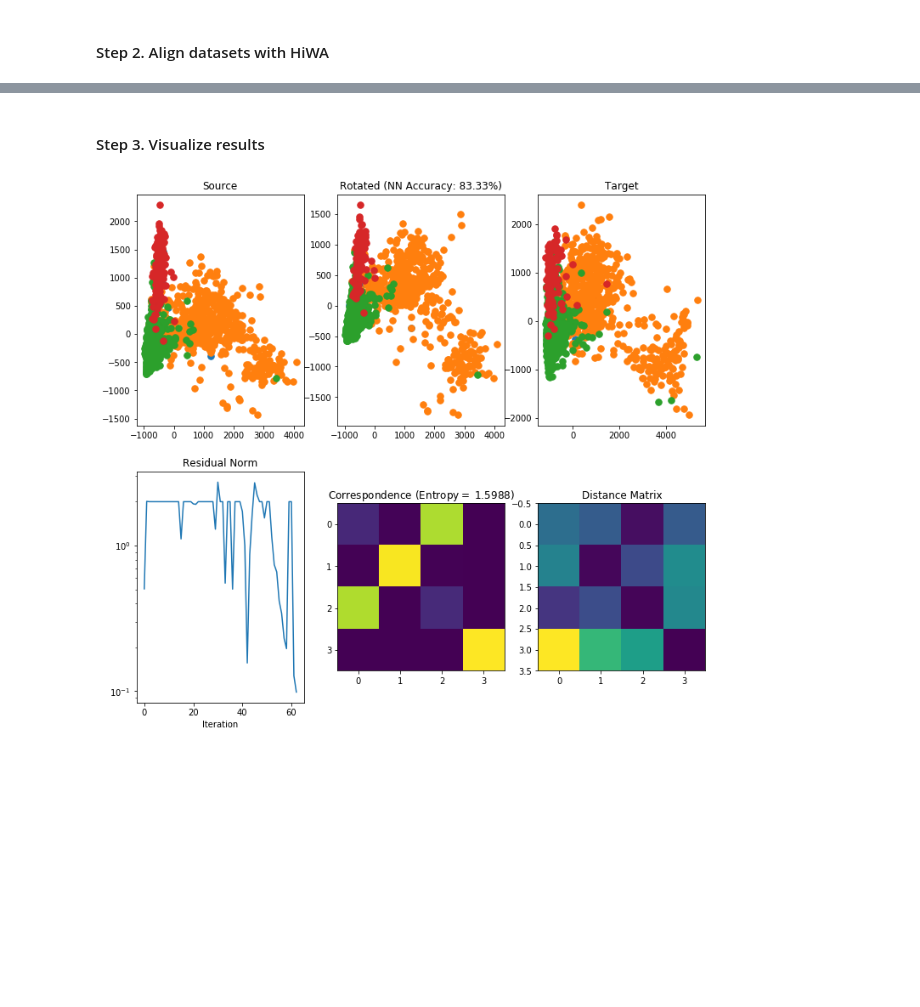
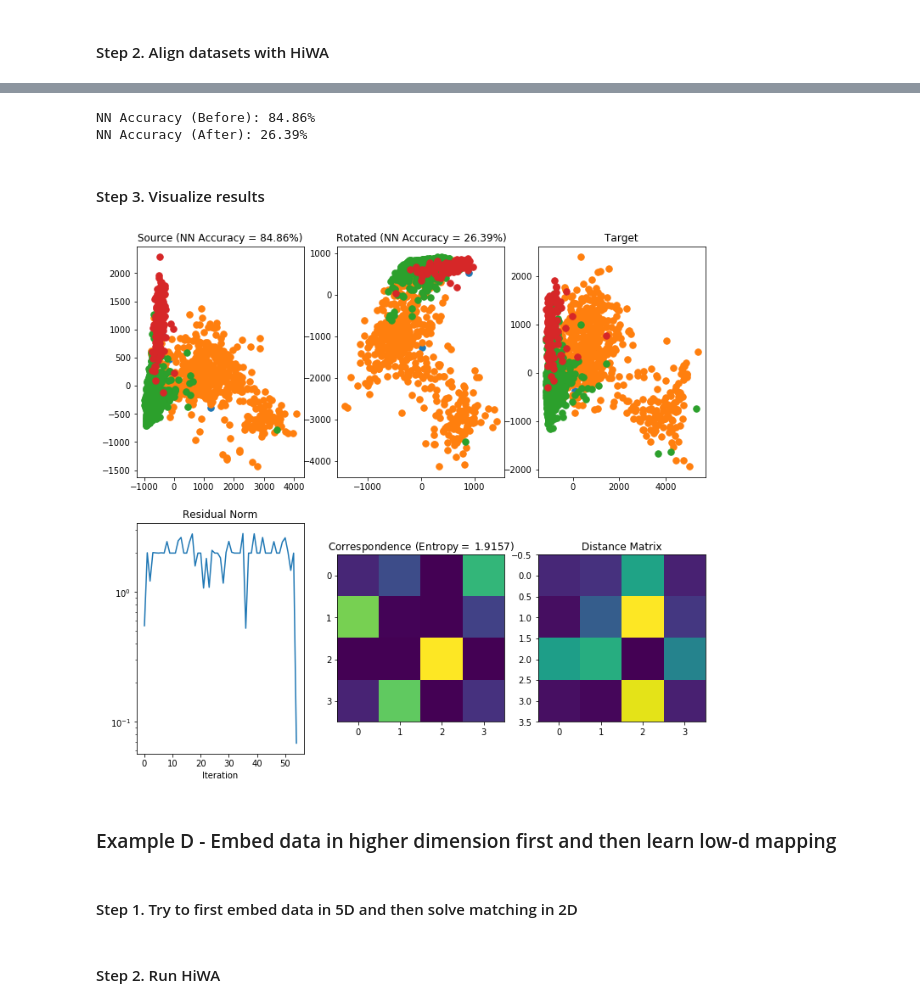
Before and after one commit to nerdslab/PyHiWA, a Jupyter notebook: HiWA-Demo.ipynb, the cells around one changed output, grey strips where cells are left out. Cells and saved outputs as stored; diff of their text form; code cells hidden in the pictures; blank space fills up the shorter version.

```diff
--- a/HiWA-Demo.ipynb
+++ b/HiWA-Demo.ipynb
@@ -27,10 +35,6 @@ _Data collected by:_ Matthew Perich, Lee Miller Lab (Northwestern)
 # %% [markdown]
 #### Step 1. Apply initial dimensionality reduction
 # %%
-# Load the datasets from a .mat file
-T_te, T_tr, X_te, X_tr, Y_te, Y_tr = utils.load_data('data\\mihi_demo.mat')
-T_te, T_tr = T_te.squeeze(), T_tr.squeeze()
-
 # Apply initial dimensionality reduction (n_components)
 Y_te_3d = FactorAnalysis(n_components=3).fit_transform(utils.remove_const_cols(Y_te))
 X_tr_3d = utils.map_X_3D(X_tr)
@@ -137,0 +199,6 @@ NN Accuracy: 83.33%
+# %%
+gmm = GaussianMixture(n_components=4)
+gmm.fit(ft1_3d)
+labels1_gmm = gmm.predict(ft1_3d)
+gmm.fit(ft2_3d)
+labels2_gmm = gmm.predict(ft2_3d)
@@ -137,0 +207,8 @@ NN Accuracy: 83.33%
+# %%
+# Fit the model and transform the source dataset
+t1 = time.time()
+hwa = hiwa.HiWA(dim_red_method=PCA(n_components=2), normalize=True)
+ft1_rec = hwa.fit_transform(ft1_3d, labels1_gmm, ft2_3d, labels2_gmm)
+t2 = time.time()
+
+print('Time elapsed: {:.4f} seconds'.format(t2 - t1))
@@ -138,29 +217,49 @@ NN Accuracy: 83.33%
+# %%
+nbrs = NearestNeighbors()
+nbrs.fit(ft1_3d)
+idx = nbrs.kneighbors(ft2_3d, n_neighbors=1, return_distance=False).squeeze()
+nn_hwa_prealign = (labels1[idx] == labels2).sum() / labels2.shape[0]
+
+nbrs = NearestNeighbors()
+nbrs.fit(ft1_rec)
+idx = nbrs.kneighbors(ft2_3d, n_neighbors=1, return_distance=False).squeeze()
+nn_hwa = (labels1[idx] == labels2).sum() / labels2.shape[0]
+
+print('NN Accuracy (Before): {:.2%}'.format(nn_hwa_prealign))
+print('NN Accuracy (After): {:.2%}'.format(nn_hwa))
+# %% [output]
+NN Accuracy (Before): 84.86%
+NN Accuracy (After): 26.39%
 # %% [markdown]
 #### Step 3. Visualize results
 # %%
 # Plot the results, plus some diagnostics
 plt.figure(figsize=(12, 11))
 plt.subplot(2, 3, 1)
-plt.title('Source')
-utils.color_data(ft1_3d, l1)
+plt.title('Source (NN Accuracy = {:.2%})'.format(nn_hwa_prealign))
+utils.color_data(ft1_3d, labels1)
 plt.subplot(2, 3, 2)
-plt.title('Rotated (NN Accuracy: {:.2%})'.format(nn_hwa))
-utils.color_data(ft1_rec, l1)
+plt.title('Rotated (NN Accuracy = {:.2%})'.format(nn_hwa))
+utils.color_data(ft1_rec, labels1)
 plt.subplot(2, 3, 3)
 plt.title('Target')
-utils.color_data(ft2_3d, l2)
+utils.color_data(ft2_3d, labels2)
 ax = plt.subplot(2, 3, 4)
 plt.plot(hwa.diagnostics['Rg_norm'])
 ax.set_yscale('log')
 plt.title('Residual Norm')
 plt.xlabel('Iteration')
 plt.subplot(2, 3, 5)
 plt.imshow(hwa.P)
 plt.xticks(np.arange(4))
 plt.yticks(np.arange(4))
 plt.title('Correspondence (Entropy$ = $ %.4f)' %(-np.sum(hwa.P * np.log(hwa.P))))
 plt.subplot(2, 3, 6)
 plt.title('Distance Matrix')
 c = plt.imshow(hwa.diagnostics['C'])
 # %% [output]
-[figure, old version]
+[figure, new version]
+# %% [markdown]
+### Example D - Embed data in higher dimension first and then learn low-d mapping
+# %% [markdown]
+#### Step 1. Try to first embed data in 5D and then solve matching in 2D
@@ -166,0 +271,2 @@ c = plt.imshow(hwa.diagnostics['C'])
+# %% [markdown]
+#### Step 2. Run HiWA
```
Also changed, not shown: parts of 33 cells of this notebook.
